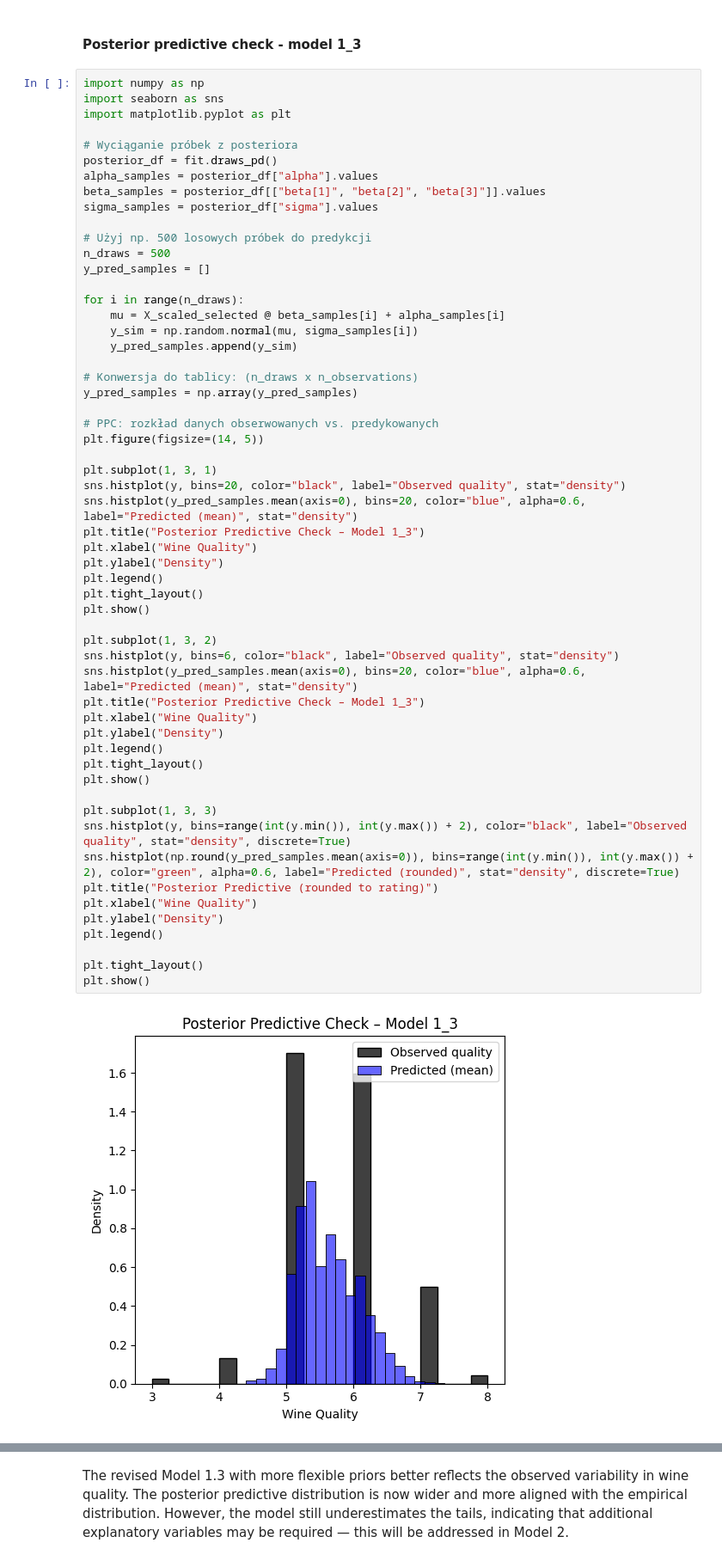
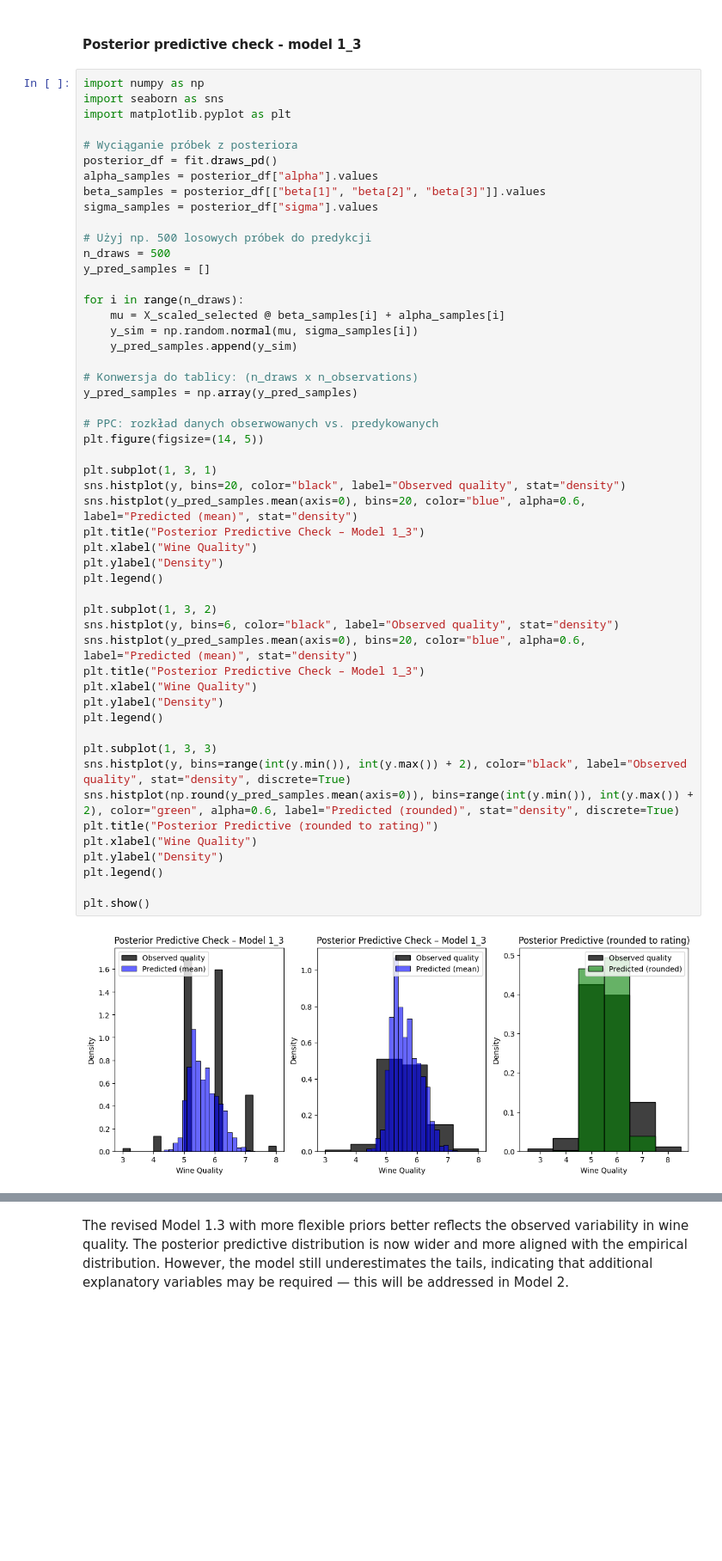
Before and after one commit to zacky111/Data_analytics, a Jupyter notebook: main.ipynb, the cells around one changed output, grey strips where cells are left out. Shown at 86% size. Cells and saved outputs as stored; diff of their text form; blank space fills up the shorter version.

```diff
--- a/main.ipynb
+++ b/main.ipynb
@@ -719,36 +712,31 @@ y_pred_samples = np.array(y_pred_samples)
 
 # PPC: rozkład danych obserwowanych vs. predykowanych
 plt.figure(figsize=(14, 5))
 
 plt.subplot(1, 3, 1)
 sns.histplot(y, bins=20, color="black", label="Observed quality", stat="density")
 sns.histplot(y_pred_samples.mean(axis=0), bins=20, color="blue", alpha=0.6, label="Predicted (mean)", stat="density")
 plt.title("Posterior Predictive Check – Model 1_3")
 plt.xlabel("Wine Quality")
 plt.ylabel("Density")
 plt.legend()
-plt.tight_layout()
-plt.show()
 
 plt.subplot(1, 3, 2)
 sns.histplot(y, bins=6, color="black", label="Observed quality", stat="density")
 sns.histplot(y_pred_samples.mean(axis=0), bins=20, color="blue", alpha=0.6, label="Predicted (mean)", stat="density")
 plt.title("Posterior Predictive Check – Model 1_3")
 plt.xlabel("Wine Quality")
 plt.ylabel("Density")
 plt.legend()
-plt.tight_layout()
-plt.show()
 
 plt.subplot(1, 3, 3)
 sns.histplot(y, bins=range(int(y.min()), int(y.max()) + 2), color="black", label="Observed quality", stat="density", discrete=True)
 sns.histplot(np.round(y_pred_samples.mean(axis=0)), bins=range(int(y.min()), int(y.max()) + 2), color="green", alpha=0.6, label="Predicted (rounded)", stat="density", discrete=True)
 plt.title("Posterior Predictive (rounded to rating)")
 plt.xlabel("Wine Quality")
 plt.ylabel("Density")
 plt.legend()
 
-plt.tight_layout()
 plt.show()
 # %% [output]
-[figure, old version]
+[figure, new version]
```
Also changed, not shown: parts of 17 cells of this notebook.
